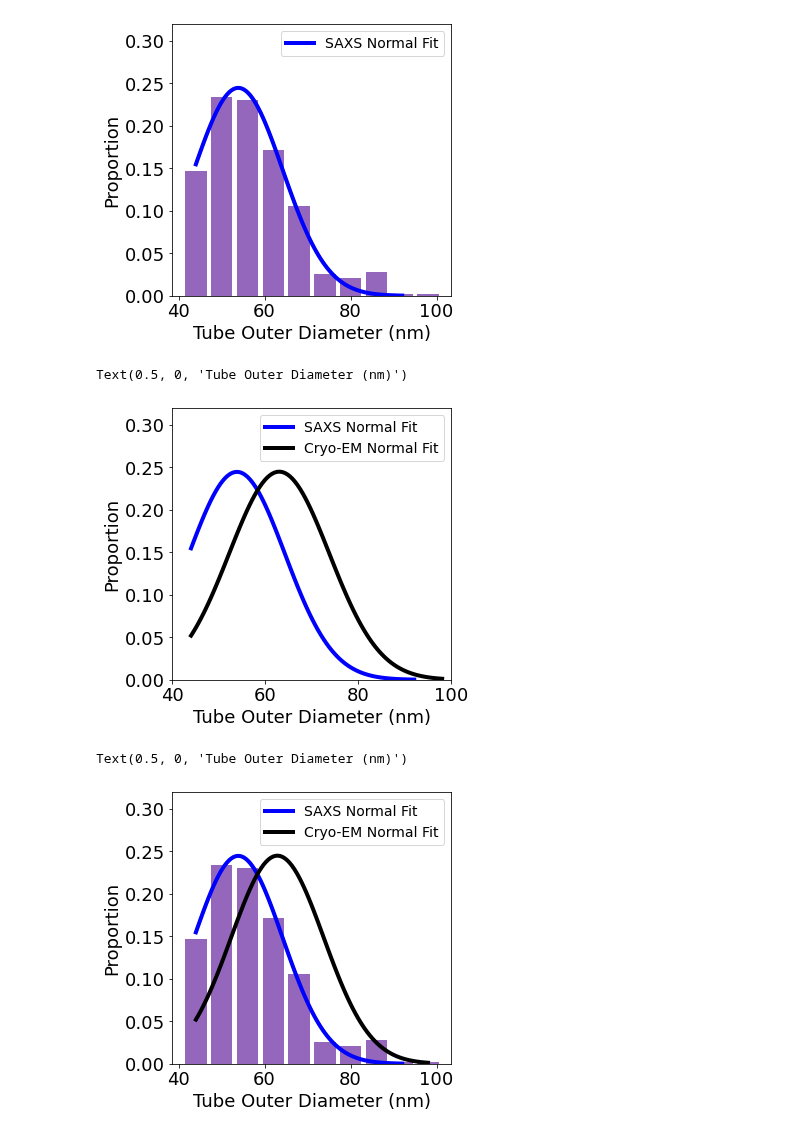
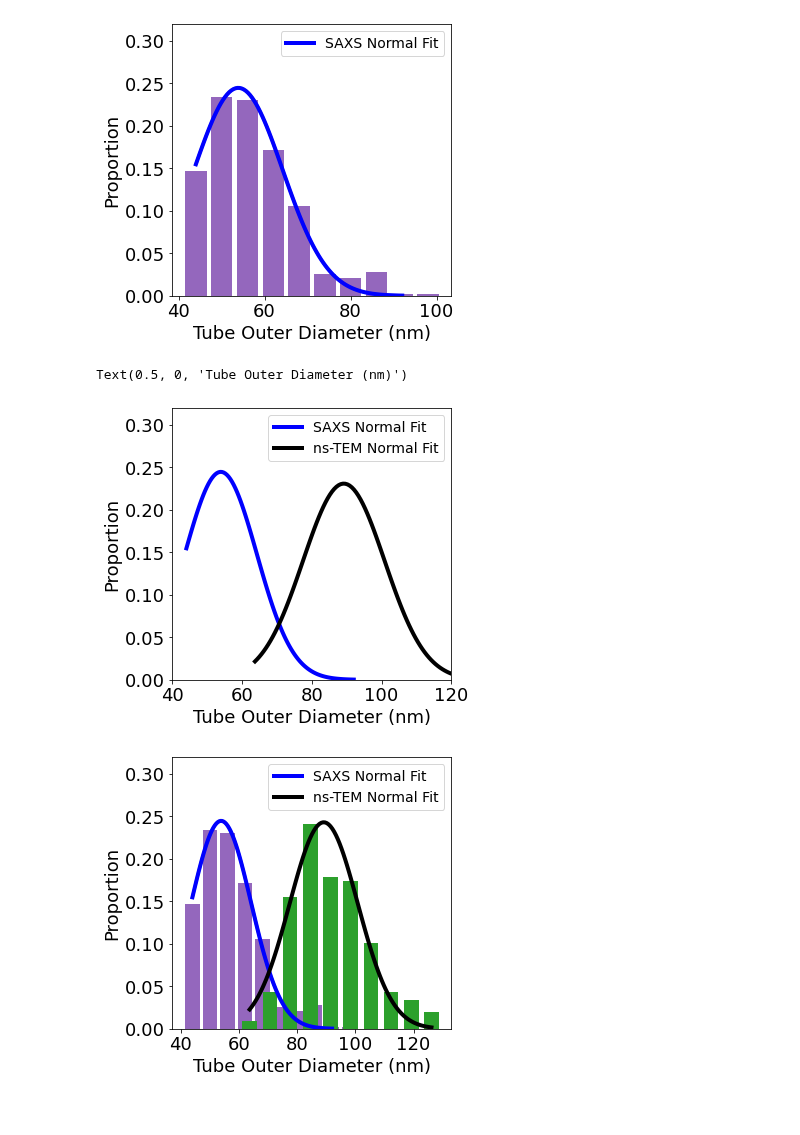
Before and after one commit to pozzo-research-group/MC-DFM, a Jupyter notebook: Notebooks/RhuA Tubes Plotting.ipynb, the cells around one changed output. Saved outputs shown, nothing was run; the diff lists cells and outputs as text; code cells hidden in the pictures.

Commit message:
update notebook with TEM data

```diff
--- a/Notebooks/RhuA Tubes Plotting.ipynb
+++ b/Notebooks/RhuA Tubes Plotting.ipynb
@@ -56,7 +56,7 @@ Functions used to fit a normal distribution are created.
 def gaus(x,a,mu,sigma):
     return a*np.exp(-(x-mu)**2/(2*sigma**2))
 
-def calculate_max_wv(spec, lower):
+def calculate_max_wv(sizes, spec, lower):
     peak_pos = find_peaks(spec, height=0.2)[0]
     upper = 8
     scaler = MinMaxScaler()
@@ -80,11 +80,11 @@ def calculate_max_wv(spec, lower):
     xx_wv = xx + np.mean(new_wv)
     return xx_wv, normal_fit, popt
 # %%
-x_sizes, normal_fit, popt = calculate_max_wv(hist_data[:,1], lower = 1)
+x_sizes, normal_fit, popt = calculate_max_wv(hist_data[:,0], hist_data[:,1], lower = 1)
 
 
 x,y = np.histogram(em_data)
-x_sizes_em, normal_fit_em, popt_em = calculate_max_wv(x, lower = 2)
+x_sizes_em, normal_fit_em, popt_em = calculate_max_wv(y[:-1], x, lower = 3)
 # %%
 sizes = hist_data[:,0]
 sizes_em = y
@@ -149,28 +151,29 @@ Text(0.5, 0, 'Tube Outer Diameter (nm)')
 # %%
 fig, ax = plt.subplots(figsize=(5, 5))
 ax.plot(x_sizes, normal_fit/4.2, linewidth = 4, color = 'blue', label = 'SAXS Normal Fit')
-ax.plot(x_sizes_em, normal_fit_em/3.3, linewidth = 4, color = 'black', label = 'Cryo-EM Normal Fit')
+ax.plot(x_sizes_em, normal_fit_em/4, linewidth = 4, color = 'black', label = 'ns-TEM Normal Fit')
 ax.set_xlim([40,100])
 ax.legend(fontsize=14, loc=1)
 ax.set_ylim([0, 0.32])
+ax.set_xlim([40, 120])
 ax.set_ylabel('Proportion')
 ax.set_xlabel('Tube Outer Diameter (nm)')
 #plt.savefig('../Images/RhuA/SAXS__EM_histogram.png', dpi=300, bbox_inches="tight")
 # %% [output]
 Text(0.5, 0, 'Tube Outer Diameter (nm)')
-[figure, old version]
+[figure, new version]
 # %%
 fig, ax = plt.subplots(figsize=(5, 5))
 ax.bar(hist_data[:-1,0], hist_data[:-1,1], width = 5, color = 'C4')
 ax.plot(x_sizes, normal_fit/4.2, linewidth = 3)
 ax.plot(x_sizes, normal_fit/4.2, linewidth = 4, color = 'blue', label = 'SAXS Normal Fit')
-ax.plot(x_sizes_em, normal_fit_em/3.3, linewidth = 4, color = 'black', label = 'Cryo-EM Normal Fit')
+ax.bar(y[:-1], x/np.sum(x), width = 5, color='C2')
+ax.plot(x_sizes_em, normal_fit_em/3.8, linewidth = 4, color = 'black', label = 'ns-TEM Normal Fit')
 ax.legend(fontsize=14)
 ax.legend(fontsize=14, loc=1)
 ax.set_ylim([0, 0.32])
 ax.set_ylabel('Proportion')
 ax.set_xlabel('Tube Outer Diameter (nm)')
 #plt.savefig('../Images/RhuA/SAXS_histogram.png', dpi=300, bbox_inches="tight")
 # %% [output]
-Text(0.5, 0, 'Tube Outer Diameter (nm)')
-[figure, old version]
+[figure, new version]
```
Also changed, not shown: parts of 6 cells of this notebook.
